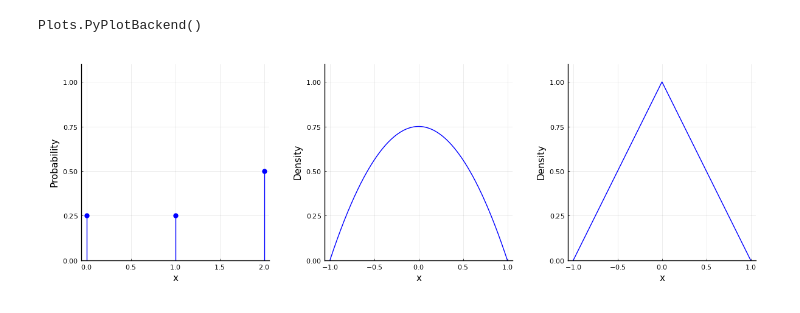
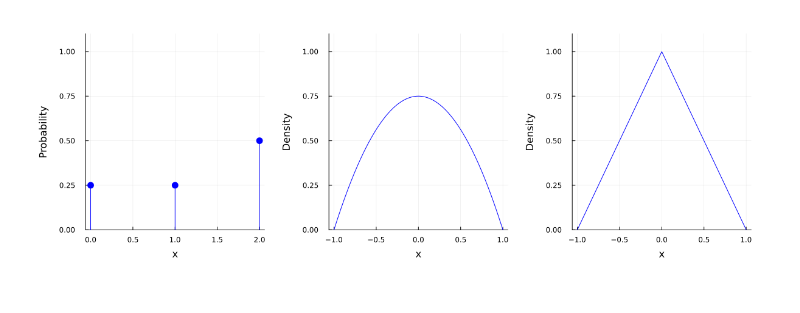
Before and after one commit to setrar/IntroStat, a Jupyter notebook: Lectures/Untitled1.ipynb, the cells around one changed output. Drawn from its saved outputs; the diff is of its cells as text; code cells hidden in the pictures.

```diff
--- a/Lectures/Untitled1.ipynb
+++ b/Lectures/Untitled1.ipynb
@@ -1,5 +1,2 @@
 # %%
-using Plots, Measures;
-pyplot()
+using Plots, Measures
-# %% [output]
-Plots.PyPlotBackend()
@@ -6,18 +10,13 @@ Plots.PyPlotBackend()
 # %%
-
-pDiscrete = [0.25, 0.25, 0.5]
-xGridD = 0:2
-
-pContinuous(x) = 3/4*(1 - x^2)
-xGridC = -1:0.01:1
-
-pContinuous2(x) = x < 0 ? x+1 : 1-x
-
-p1 = plot(xGridD, line=:stem, pDiscrete, marker=:circle, color=:blue, ms=6, msw=0)
-p2 = plot(xGridC, pContinuous.(xGridC), color=:blue)
-p3 = plot(xGridC, pContinuous2.(xGridC), color=:blue)
-
-plot(p1, p2, p3, layout=(1,3), legend=false, ylims=(0,1.1), xlabel="x",
-	ylabel=["Probability" "Density" "Density"], size=(1200, 400), margin=5mm)
+p₁ = plot(xGridD, line=:stem, pDiscrete, marker=:circle, color=:blue, ms=6, msw=0)
+p₂ = plot(xGridC, pContinuous.(xGridC), color=:blue)
+p₃ = plot(xGridC, pContinuous₂.(xGridC), color=:blue)
+plot(p₁, p₂, p₃
+    , layout=(1,3), legend=false
+    , ylims=(0,1.1)
+    , xlabel="x", ylabel=["Probability" "Density" "Density"]
+    , size=(1200, 400)
+    , margin=5mm
+)
 # %% [output]
-[figure, old version]
+[figure, new version]
```
Also changed, not shown: parts of 2 cells of this notebook, 3 other files.
